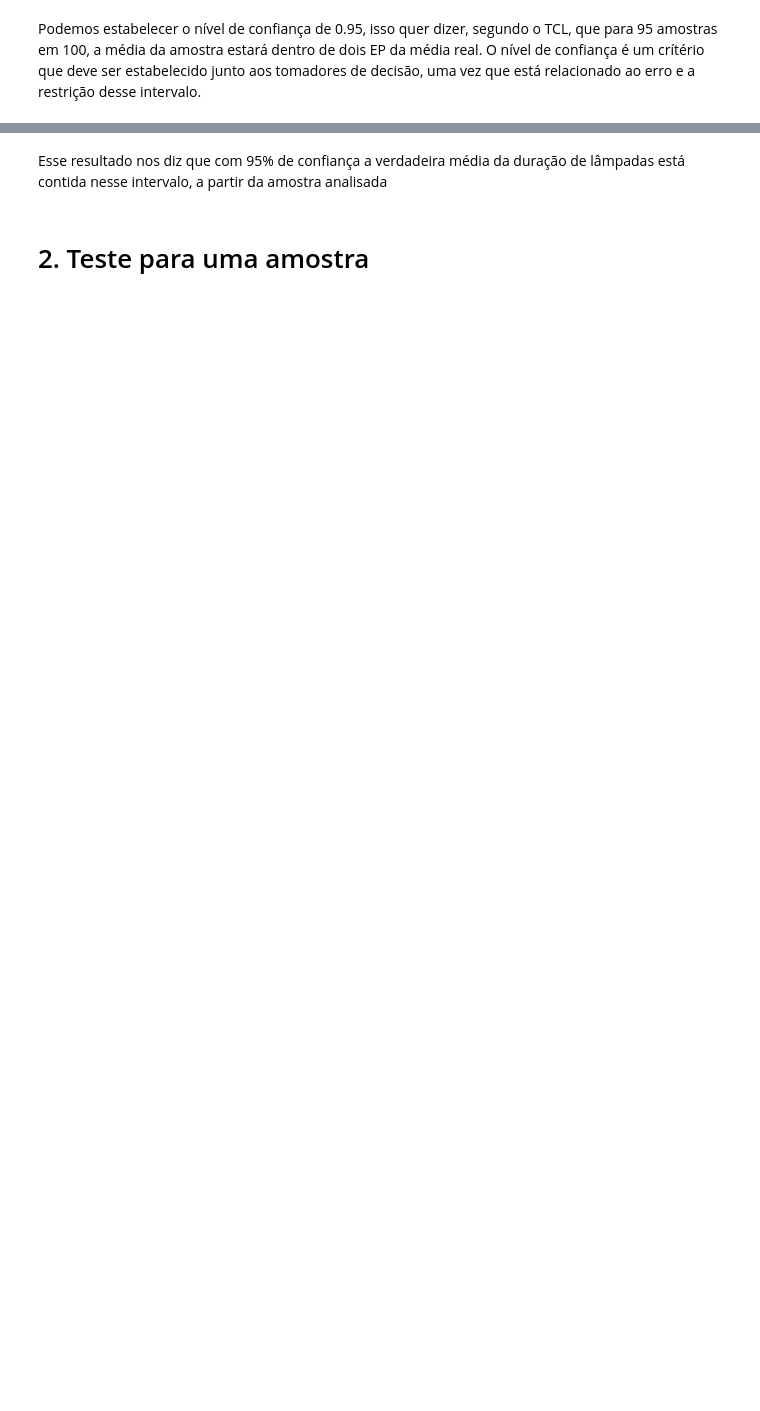
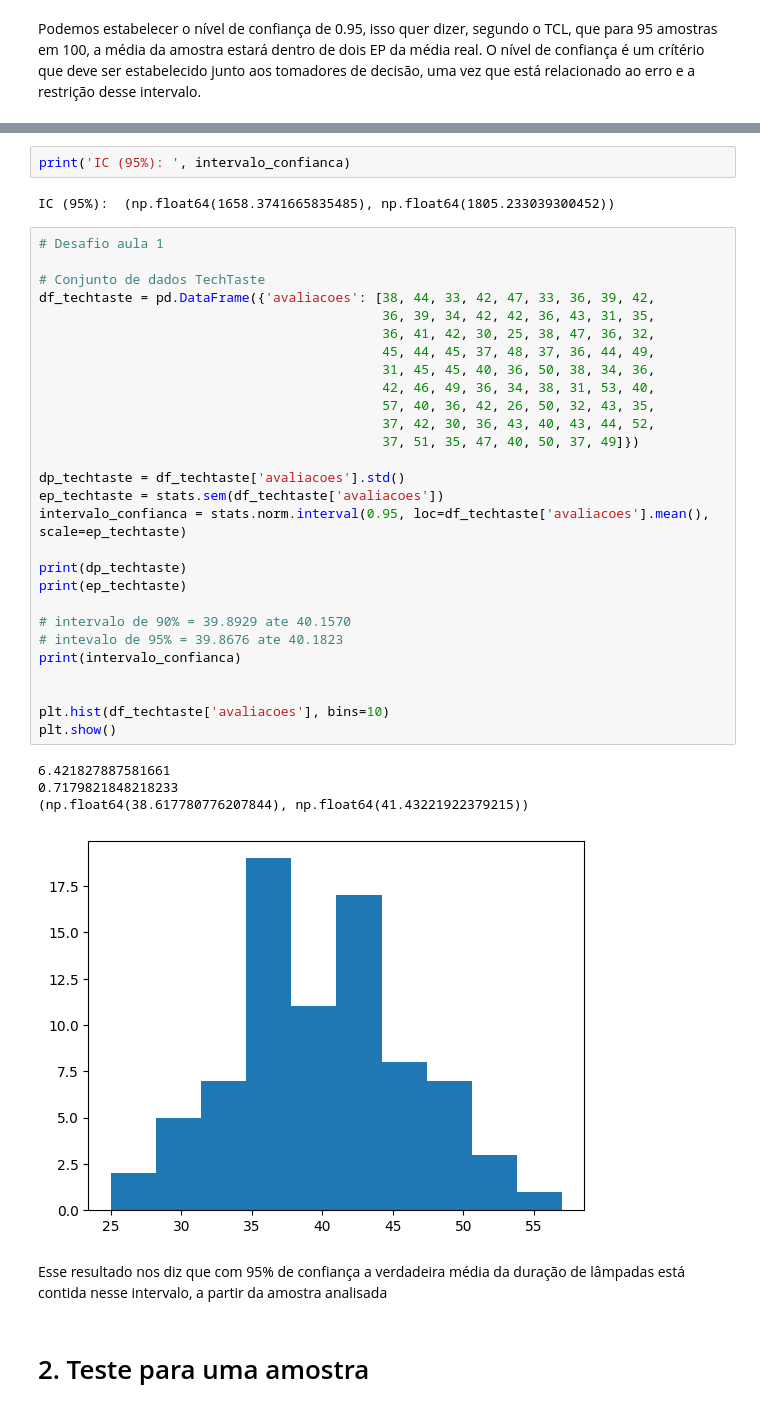
Before and after one commit to lukaswyllis/formacao-data-science, a Jupyter notebook: Curso 3 - Data Science - Testando hipóteses.ipynb.ipynb, the cells around one changed output, grey strips where cells are left out. Saved outputs shown, nothing was run; the diff lists cells and outputs as text; blank space fills up the shorter version.

Commit message:
fim da aula 1 do curso 3, com desafio

```diff
--- a/Curso 3 - Data Science - Testando hipóteses.ipynb.ipynb
+++ b/Curso 3 - Data Science - Testando hipóteses.ipynb.ipynb
@@ -223,3 +283,40 @@ Podemos estabelecer o nível de confiança de 0.95, isso quer dizer, segundo o T
+# %%
+print('IC (95%): ', intervalo_confianca)
+# %% [output]
+IC (95%):  (np.float64(1658.3741665835485), np.float64(1805.233039300452))
+# %%
+# Desafio aula 1
+
+# Conjunto de dados TechTaste
+df_techtaste = pd.DataFrame({'avaliacoes': [38, 44, 33, 42, 47, 33, 36, 39, 42,
+                                            36, 39, 34, 42, 42, 36, 43, 31, 35,
+                                            36, 41, 42, 30, 25, 38, 47, 36, 32,
+                                            45, 44, 45, 37, 48, 37, 36, 44, 49,
+                                            31, 45, 45, 40, 36, 50, 38, 34, 36,
+                                            42, 46, 49, 36, 34, 38, 31, 53, 40,
+                                            57, 40, 36, 42, 26, 50, 32, 43, 35,
+                                            37, 42, 30, 36, 43, 40, 43, 44, 52,
+                                            37, 51, 35, 47, 40, 50, 37, 49]})
+
+dp_techtaste = df_techtaste['avaliacoes'].std()
+ep_techtaste = stats.sem(df_techtaste['avaliacoes'])
+intervalo_confianca = stats.norm.interval(0.95, loc=df_techtaste['avaliacoes'].mean(), scale=ep_techtaste)
+
+print(dp_techtaste)
+print(ep_techtaste)
+
+# intervalo de 90% = 39.8929 ate 40.1570
+# intevalo de 95% = 39.8676 ate 40.1823
+print(intervalo_confianca)
+
+
+plt.hist(df_techtaste['avaliacoes'], bins=10)
+plt.show()
+# %% [output]
+6.421827887581661
+0.7179821848218233
+(np.float64(38.617780776207844), np.float64(41.43221922379215))
+[figure, added]
 # %% [markdown]
 Esse resultado nos diz que com 95% de confiança a verdadeira média da duração de lâmpadas está contida nesse intervalo, a partir da amostra analisada
 # %% [markdown]
```
Also changed, not shown: parts of 19 cells of this notebook.
